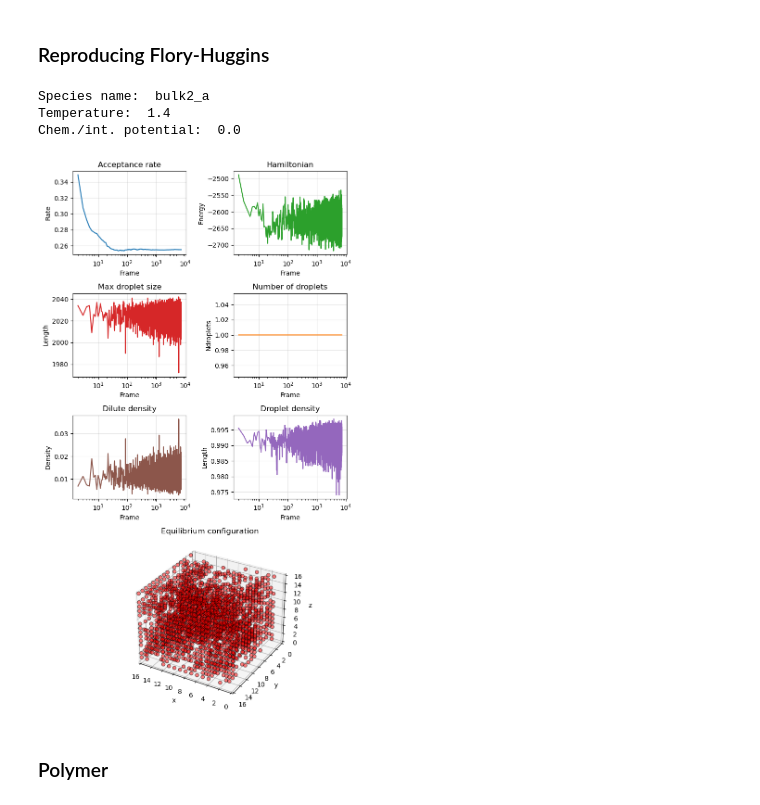
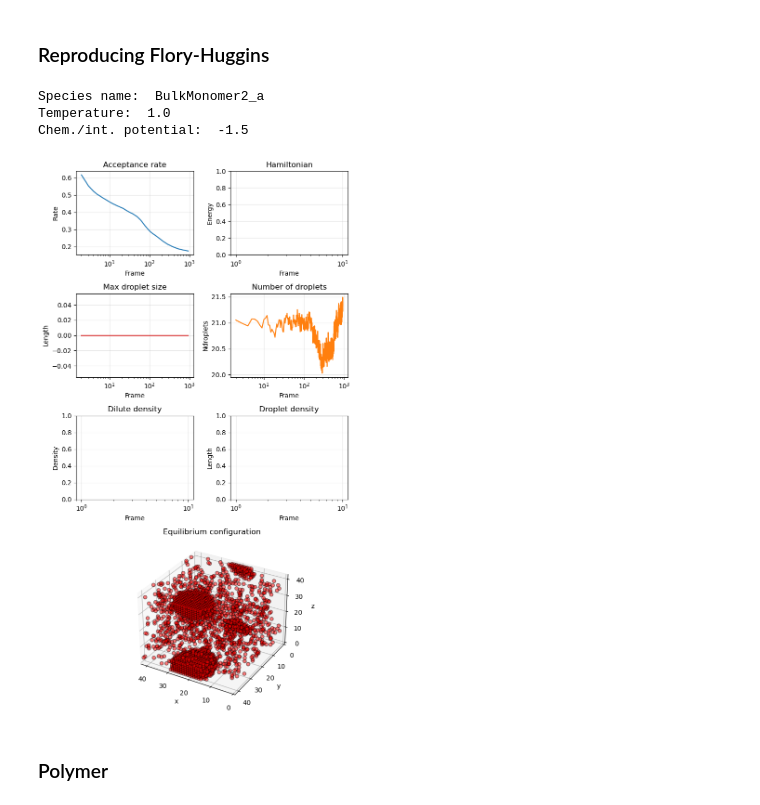
Before and after one commit to ta-rekt/Droplet, a Jupyter notebook: viz.ipynb, the cells around one changed output. Cells and saved outputs as stored; diff of their text form; code cells hidden in the pictures.

```diff
--- a/viz.ipynb
+++ b/viz.ipynb
@@ -1354,7 +1354,7 @@ def plot_simulation_dashboard(res_or_path, keya, keyb, show=True, psize=30):
     return fig
 # %%
 # Example usage:
-alpha_index = 53
+alpha_index = 1
 beta_index = 1
 fig = plot_simulation_dashboard('data/20260126/poly_bulk_phases_42_512/output_cpu{}.json'.format(alpha_index),
                                 alpha_index, beta_index)
@@ -1392,9 +1522,9 @@ def dashboard(dirname, keya, keyb, show=True, psize=30, elev=30, azim=120):
 
     print("Species name: ", res["species_name"])
     print("Temperature: ", res["temperature"])
-    print("Chem./int. potential: ", res["beta"])
+    print("Chem./int. potential: ", res["alpha"])
 
-    ndrop = to_np("ndroplets")
+    ndrop = to_np("radius_of_gyration")
     ham = to_np("hamiltonian")
     acc = to_np("acceptance_rate")
     bdens = to_np("dilute_density")
@@ -1405,11 +1535,11 @@ def dashboard(dirname, keya, keyb, show=True, psize=30, elev=30, azim=120):
     frames = np.arange(1, n + 1)
     dsize = np.zeros(n)
 
-    for i, x in enumerate(res["droplet_sizes"]):
-        if x == []:
-            dsize[i] = None
-        else:
-            dsize[i] = max(x)
+    # for i, x in enumerate(res["droplet_sizes"]):
+    #     if x == []:
+    #         dsize[i] = None
+    #     else:
+    #         dsize[i] = max(x)
 
     fig = plt.figure(figsize=(7, 12))
     gs = fig.add_gridspec(4, 2, height_ratios=[1, 1, 1, 2])
@@ -1477,7 +1607,7 @@ def dashboard(dirname, keya, keyb, show=True, psize=30, elev=30, azim=120):
 
     # 3D final configuration
     ax3d = fig.add_subplot(gs[3, :], projection='3d')
-    x, y, z, _ = res["final_coordinates"]
+    x, y, z, _ = res["final_coordinates_bulk"]
     # xb, yb, zb, _ = res["final_coordinates_b"]
     # xc, yc, zc, _ = res["final_coordinates_c"]
     # xd, yd, zd, _ = res["final_coordinates_d"]
@@ -1504,18 +1634,19 @@ def dashboard(dirname, keya, keyb, show=True, psize=30, elev=30, azim=120):
     return fig, res
 # %%
 # Example usage:
-alpha_index = 14
+alpha_index = 3
 beta_index = 1
 # dirname = "20251210/filament_prewetting_32_124-1024"
-dirname = "20251217/flory_huggins_16_2048_0.1-1.6"
+# dirname = "20251217/flory_huggins_16_2048_0.1-1.6"
+dirname = "20260127/bulk_phases_42_4096"
 # dirname = "20251126/flory_huggins_16_512"
 # dirname = "20251125/flory_huggins_23_1500"
 fig, data = dashboard(dirname, alpha_index, beta_index, psize=30, elev=30, azim=120)
 # %% [output]
-Species name:  bulk2_a
-Temperature:  1.4
-Chem./int. potential:  0.0
+Species name:  BulkMonomer2_a
+Temperature:  1.0
+Chem./int. potential:  -1.5
-[figure, old version]
+[figure, new version]
 # %% [markdown]
 ### Polymer
 # %%
```
Also changed, not shown: parts of 3 cells of this notebook, 1 other file.
